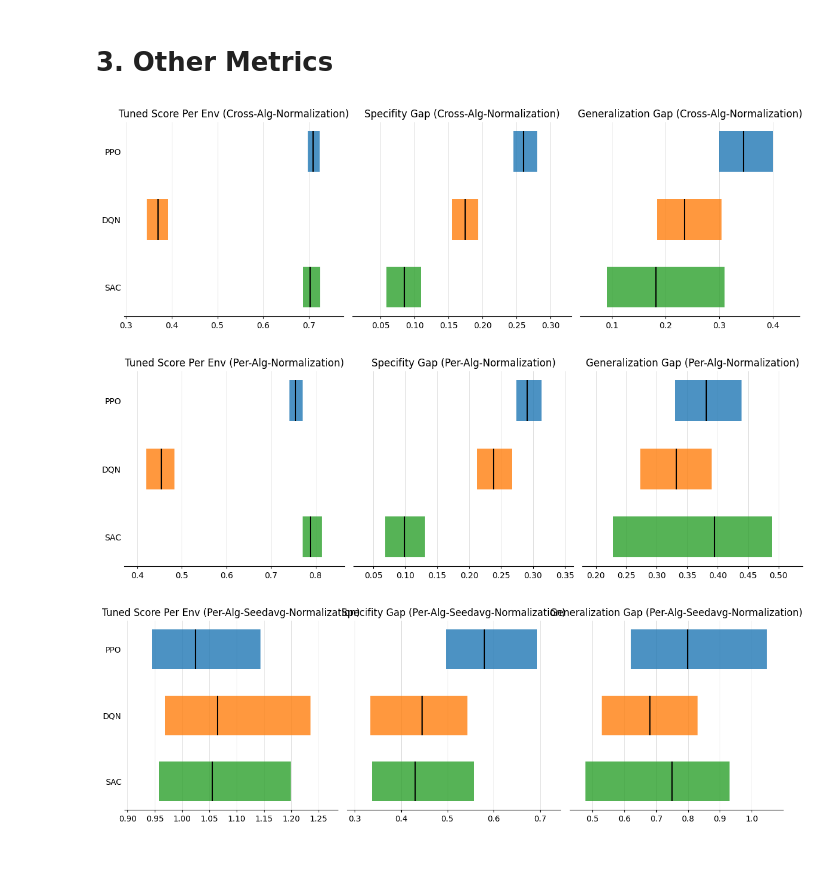
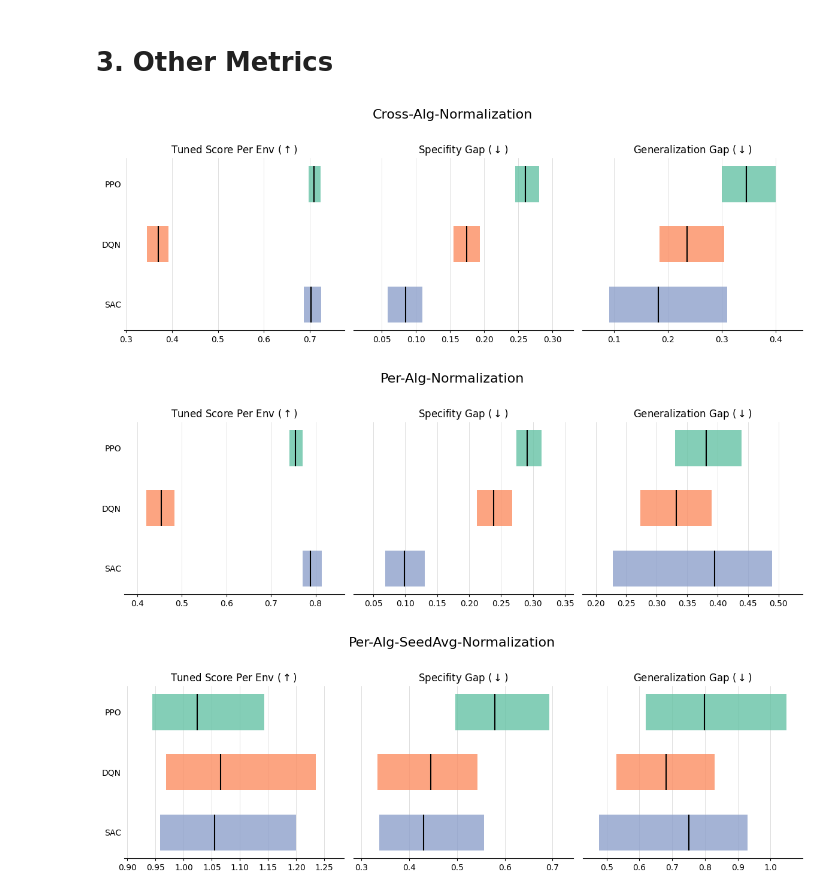
Before and after one commit to JFKleuker/arlbench_data_analysis, a Jupyter notebook: evals/02_AlgConsistency/Cross_env.ipynb, the cells around one changed output. Drawn from its saved outputs; the diff is of its cells as text; code cells hidden in the pictures; blank space fills up the shorter version.

```diff
--- a/evals/02_AlgConsistency/Cross_env.ipynb
+++ b/evals/02_AlgConsistency/Cross_env.ipynb
@@ -252,17 +252,23 @@ def bootstrap_metric(x, metric_fn, n_bootstrap=1000, ci=0.95, seed=None):
         "upper_ci": np.percentile(bootstrap_values, 100 * (1 - alpha / 2))
     }
 # %%
+metric_arrows = {
+        "tuned_score_per_env": r"($\uparrow$)",
+        "Specifity_gap": r"($\downarrow$)",
+        "generalization_gap": r"($\downarrow$)",
+    }
 
-def plot_(plot_df):
-    # Get unique metrics and algorithms
+
+
+
+def plot_(plot_df,
+          title_: str = None):
     metric_names = plot_df["metric"].unique()
     algorithms = plot_df["algorithm"].unique()
 
-    # Use default seaborn color palette
-    palette = sns.color_palette()
+    palette = sns.color_palette("Set2")
     alg_colors = {alg: palette[i] for i, alg in enumerate(algorithms)}
 
-    # Create subplots
     fig, axes = plt.subplots(1, len(metric_names), figsize=(4 * len(metric_names), 4), sharey=True)
 
     bar_height = 0.6
@@ -279,97 +285,83 @@ def plot_(plot_df):
             lower = alg_data["lower_ci"].values[0]
             upper = alg_data["upper_ci"].values[0]
 
-            # Plot horizontal bar for CI
             ax.barh(i, upper - lower, left=lower, height=bar_height,
                     color=alg_colors[alg], alpha=0.8)
-            # Plot vertical line for mean (using vlines with data coordinates)
             ax.vlines(mean, i - bar_height / 2, i + bar_height / 2,
                     color='black', linewidth=1.5)
 
         ax.set_yticks(range(len(algorithms)))
         ax.set_yticklabels([alg.upper() for alg in algorithms])
-        ax.set_title(metric.replace("_", " ").title())
+        ax.set_title(metric.replace("_", " ").title() + " " + metric_arrows[metric])
         ax.invert_yaxis()
 
-        # Styling: light vertical grid lines
         ax.xaxis.grid(True, color='lightgrey', linestyle='-', linewidth=0.5)
         ax.set_axisbelow(True)
 
-        # set xlim a bit higher than the max upper CI for better visualization
         max_upper_ci = metric_df["upper_ci"].max()
         min_lower_ci = metric_df["lower_ci"].min()
         ax.set_xlim(min_lower_ci - 0.05, max_upper_ci + 0.05)
 
-        # Remove all spines except bottom
         ax.spines['top'].set_visible(False)
         ax.spines['right'].set_visible(False)
         ax.spines['left'].set_visible(False)
 
-        # Remove y-axis ticks but keep labels
         ax.tick_params(axis='y', length=0)
-
-        # Keep x-axis ticks minimal
         ax.tick_params(axis='x', length=3)
 
+    if title_:
+        fig.suptitle(title_, fontsize=16, y=1.02)
     plt.tight_layout()
 # %%
 metrics = {}
-# key: "algo"
 
 for alg in algos:
     alg_subset = data[data["algorithm"]==alg]
     alg_performances = get_performance_arrays(alg_subset, perf_col="normed_performance")
 
-    # based on cross-env normalization
     tspe_stats = bootstrap_metric(alg_performances, tuned_score_per_env, n_bootstrap=100, seed=42)
     phi_stats = bootstrap_metric(alg_performances, adkins_phi, n_bootstrap=100, seed=42)
     transfer_metric_stats = bootstrap_metric(alg_performances, transfer_metric, n_bootstrap=100, seed=42)
 
     metrics[alg] = {
-        "tuned_score_per_env_(Cross-Alg-Normalization)": tspe_stats,
-        "Specifity_gap_(Cross-Alg-Normalization)": phi_stats,
-        "generalization_gap_(Cross-Alg-Normalization)": transfer_metric_stats,
-        # "transfer_metric_(normed-per-env)": transfer_metric_stats_per_env_norm
+        "tuned_score_per_env": tspe_stats,
+        "Specifity_gap": phi_stats,
+        "generalization_gap": transfer_metric_stats,
     }
 
-# Convert metrics to a DataFrame for plotting
 plot_data = []
 for alg, alg_metrics in metrics.items():
     for metric_name, stats in alg_metrics.items():
         plot_data.append({
             "algorithm": alg,
             "metric": metric_name,
             "mean": stats["mean"],
             "lower_ci": stats["lower_ci"],
             "upper_ci": stats["upper_ci"]
         })
 
 plot_df = pd.DataFrame(plot_data)
 
-plot_(plot_df)
+plot_(plot_df, title_="Cross-Alg-Normalization")
 # %% [output]
-[figure, old version]
+[figure, new version]
 # %%
 metrics = {}
-# key: "algo"
 
 for alg in algos:
     alg_subset = data[data["algorithm"]==alg]
     alg_performances = get_performance_arrays(alg_subset, perf_col="normed_performance_per_alg")
 
-    # based on cross-env normalization
     tspe_stats = bootstrap_metric(alg_performances, tuned_score_per_env, n_bootstrap=100, seed=42)
     phi_stats = bootstrap_metric(alg_performances, adkins_phi, n_bootstrap=100, seed=42)
     transfer_metric_stats = bootstrap_metric(alg_performances, transfer_metric, n_bootstrap=100, seed=42)
 
     metrics[alg] = {
-        "tuned_score_per_env_(Per-Alg-Normalization)": tspe_stats,
-        "Specifity_gap_(Per-Alg-Normalization)": phi_stats,
-        "generalization_gap_(Per-Alg-Normalization)": transfer_metric_stats,
-        # "transfer_metric_(normed-per-env)": transfer_metric_stats_per_env_norm
+        "tuned_score_per_env": tspe_stats,
+        "Specifity_gap": phi_stats,
+        "generalization_gap": transfer_metric_stats,
     }
 
-# Convert metrics to a DataFrame for plotting
 plot_data = []
 for alg, alg_metrics in metrics.items():
     for metric_name, stats in alg_metrics.items():
@@ -383,30 +375,26 @@ for alg, alg_metrics in metrics.items():
 
 plot_df = pd.DataFrame(plot_data)
 
-plot_(plot_df)
+plot_(plot_df, title_="Per-Alg-Normalization")
 # %% [output]
-[figure, old version]
+[figure, new version]
 # %%
 metrics = {}
-# key: "algo"
 
 for alg in algos:
     alg_subset = data[data["algorithm"]==alg]
     alg_performances = get_performance_arrays(alg_subset, perf_col="normed_performance_per_alg_seedavg")
 
-    # based on cross-env normalization
     tspe_stats = bootstrap_metric(alg_performances, tuned_score_per_env, n_bootstrap=100, seed=42)
     phi_stats = bootstrap_metric(alg_performances, adkins_phi, n_bootstrap=100, seed=42)
     transfer_metric_stats = bootstrap_metric(alg_performances, transfer_metric, n_bootstrap=100, seed=42)
 
     metrics[alg] = {
-        "tuned_score_per_env_(Per-Alg-seedavg-Normalization)": tspe_stats,
-        "Specifity_gap_(Per-Alg-seedavg-Normalization)": phi_stats,
-        "generalization_gap_(Per-Alg-seedavg-Normalization)": transfer_metric_stats,
-        # "transfer_metric_(normed-per-env)": transfer_metric_stats_per_env_norm
+        "tuned_score_per_env": tspe_stats,
+        "Specifity_gap": phi_stats,
+        "generalization_gap": transfer_metric_stats,
     }
 
-# Convert metrics to a DataFrame for plotting
 plot_data = []
 for alg, alg_metrics in metrics.items():
     for metric_name, stats in alg_metrics.items():
@@ -420,6 +408,6 @@ for alg, alg_metrics in metrics.items():
 
 plot_df = pd.DataFrame(plot_data)
 
-plot_(plot_df)
+plot_(plot_df, title_="Per-Alg-SeedAvg-Normalization")
 # %% [output]
-[figure, old version]
+[figure, new version]
```
